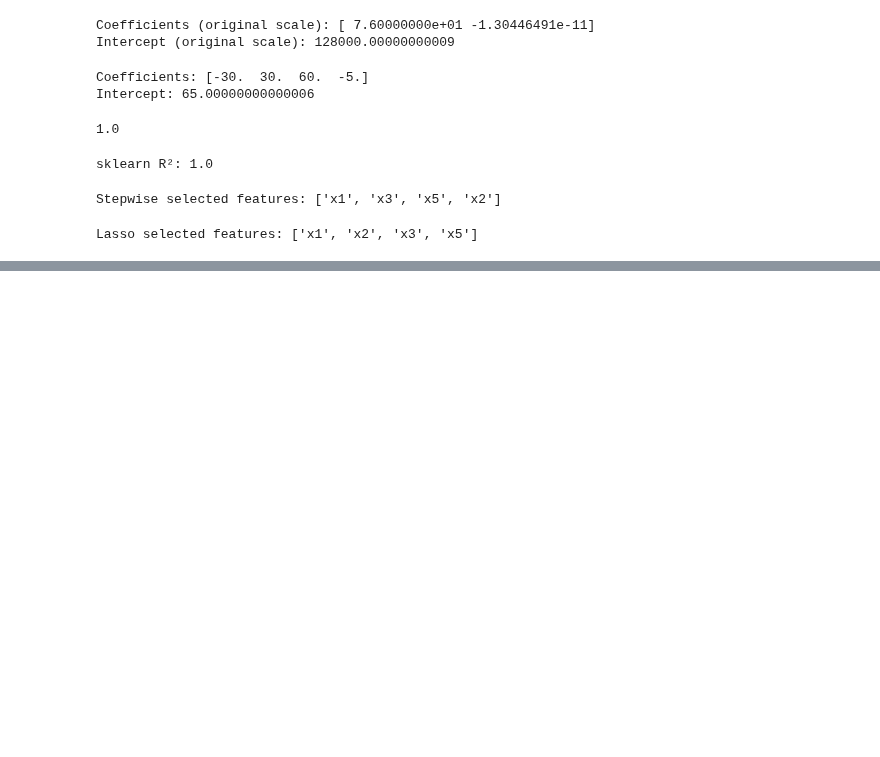
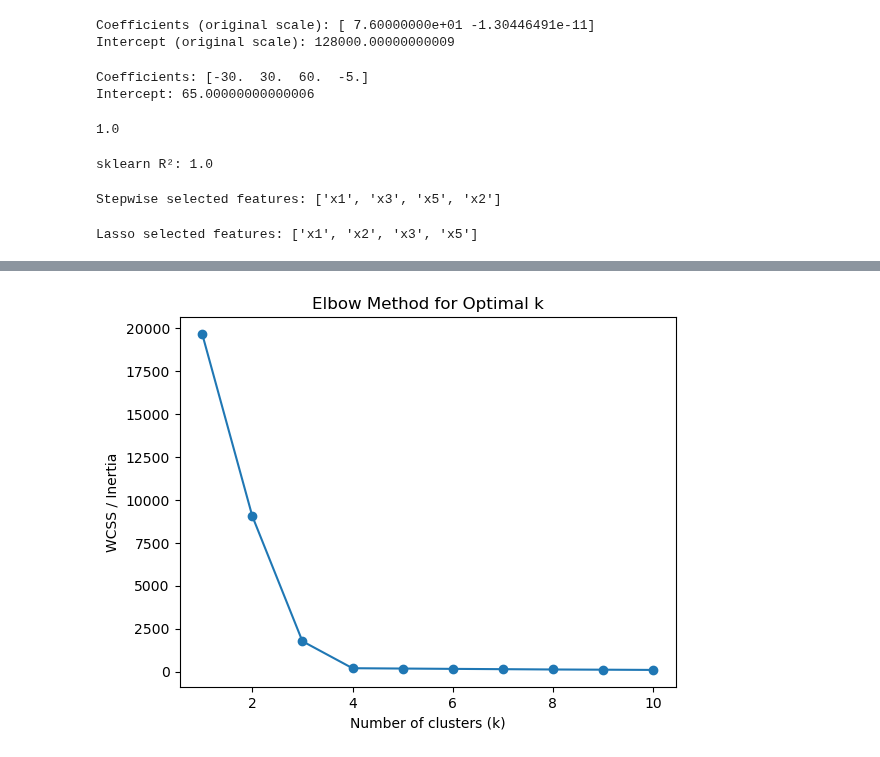
Before and after one commit to imdwipayana/Battlefield, a Jupyter notebook: Python_Practice/Linear_Regression/Untitled.ipynb, the cells around one changed output, grey strips where cells are left out. Cells and saved outputs as stored; diff of their text form; code cells hidden in the pictures; blank space fills up the shorter version.

```diff
--- a/Python_Practice/Linear_Regression/Untitled.ipynb
+++ b/Python_Practice/Linear_Regression/Untitled.ipynb
@@ -224,0 +250,26 @@ Lasso selected features: ['x1', 'x2', 'x3', 'x5']
+# %%
+import matplotlib.pyplot as plt
+from sklearn.cluster import KMeans
+from sklearn.datasets import make_blobs
+
+# Generate synthetic dataset
+X, _ = make_blobs(n_samples=300, centers=4, cluster_std=0.60, random_state=42)
+
+# Range of k values to try
+k_values = range(1, 11)
+wcss = []  # within-cluster sum of squares
+
+# Fit KMeans for each k
+for k in k_values:
+    kmeans = KMeans(n_clusters=k, random_state=42, n_init=10)
+    kmeans.fit(X)
+    wcss.append(kmeans.inertia_)  # inertia_ = sum of squared distances to cluster centers
+
+# Plot elbow curve
+plt.plot(k_values, wcss, marker='o')
+plt.xlabel("Number of clusters (k)")
+plt.ylabel("WCSS / Inertia")
+plt.title("Elbow Method for Optimal k")
+plt.show()
+# %% [output]
+[figure, added]
```
Also changed, not shown: parts of 12 cells of this notebook.
